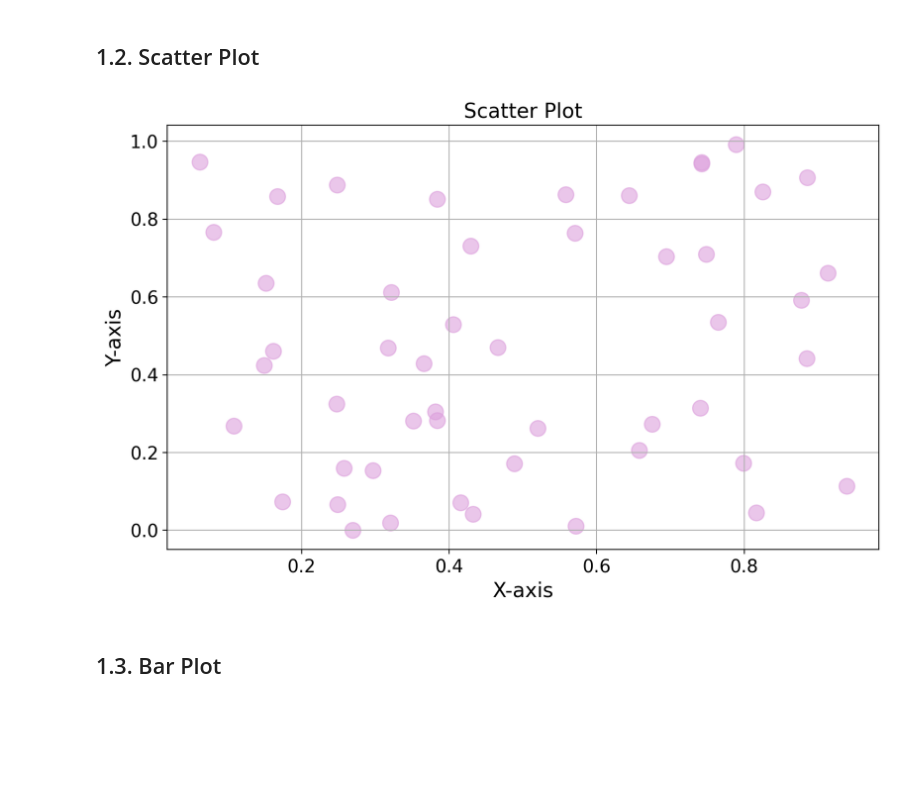
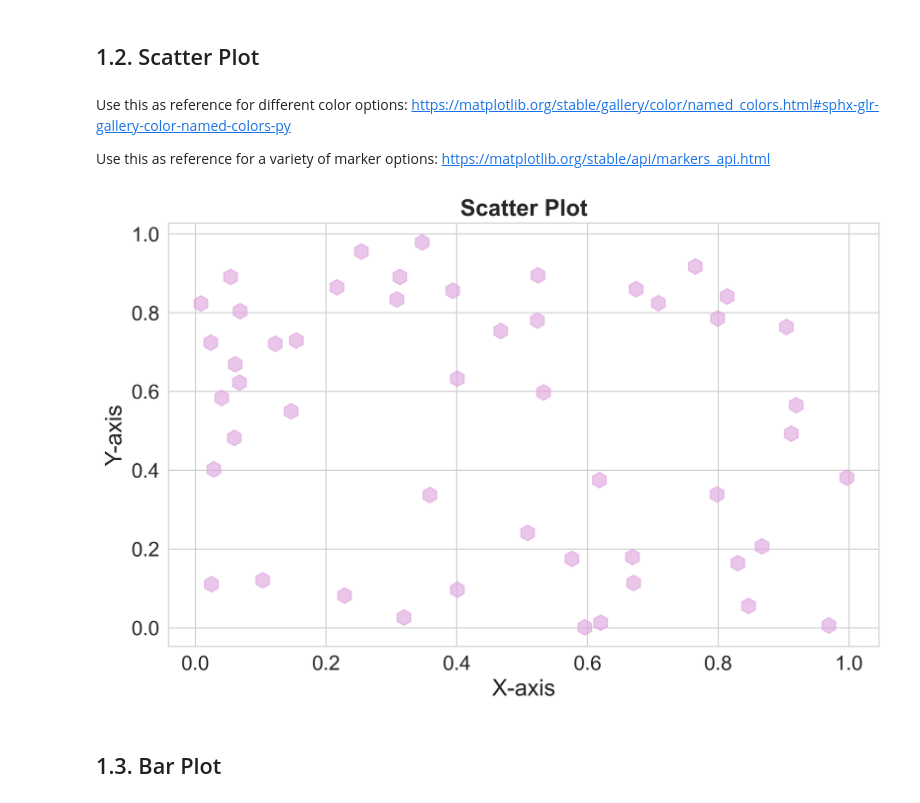
Before and after one commit to extaraordinary/data_visualization, a Jupyter notebook: data_visualization_notebook.ipynb, the cells around one changed output. Saved outputs shown, nothing was run; the diff lists cells and outputs as text; code cells hidden in the pictures; blank space fills up the shorter version.

```diff
--- a/data_visualization_notebook.ipynb
+++ b/data_visualization_notebook.ipynb
@@ -70,25 +53,28 @@ plt.show()
 # %% [markdown]
 ## 1.2. Scatter Plot
+# %% [markdown]
+Use this as reference for different color options: https://matplotlib.org/stable/gallery/color/named_colors.html#sphx-glr-gallery-color-named-colors-py
+
+Use this as reference for a variety of marker options: https://matplotlib.org/stable/api/markers_api.html
 # %%
-# Data
-x = np.random.rand(50)
+x = np.random.rand(50)     # generate 50 random points uniformly distributed between 0 and 1
 y = np.random.rand(50)
 
-# Scatter Plot
-plt.figure(figsize=(10, 6), dpi=200)
-plt.scatter(x, y, marker='o',
-            s=150,         # marker's size
-            color='plum',  # marker's color
-            alpha=0.6)     # marker's transparency
-plt.title('Scatter Plot', fontsize=16)
-plt.xlabel('X-axis', fontsize=16)
-plt.ylabel('Y-axis', fontsize=16)
-plt.xticks(fontsize=14)
-plt.yticks(fontsize=14)
+plt.figure(figsize=(10, 6), dpi=300)
+plt.scatter(x, y,
+            marker='h',    # marker shape (hexagon, )
+            s=150,         # marker size
+            color='plum',  # marker color
+            alpha=0.6)     # marker transparency (%)
+plt.title('Scatter Plot', fontsize=18, weight='bold')
+plt.xlabel('X-axis', fontsize=18)
+plt.ylabel('Y-axis', fontsize=18)
+plt.xticks(fontsize=16)
+plt.yticks(fontsize=16)
 plt.grid(True)
 plt.show()
 # %% [output]
-[figure, old version]
+[figure, new version]
 # %% [markdown]
 ## 1.3. Bar Plot
 # %%
```
Also changed, not shown: parts of 13 cells of this notebook.
